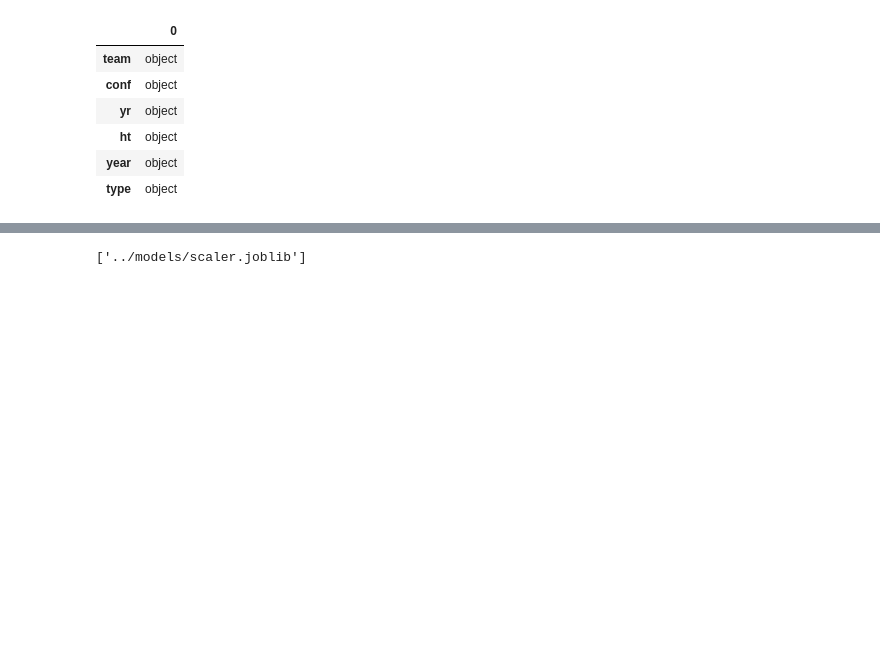
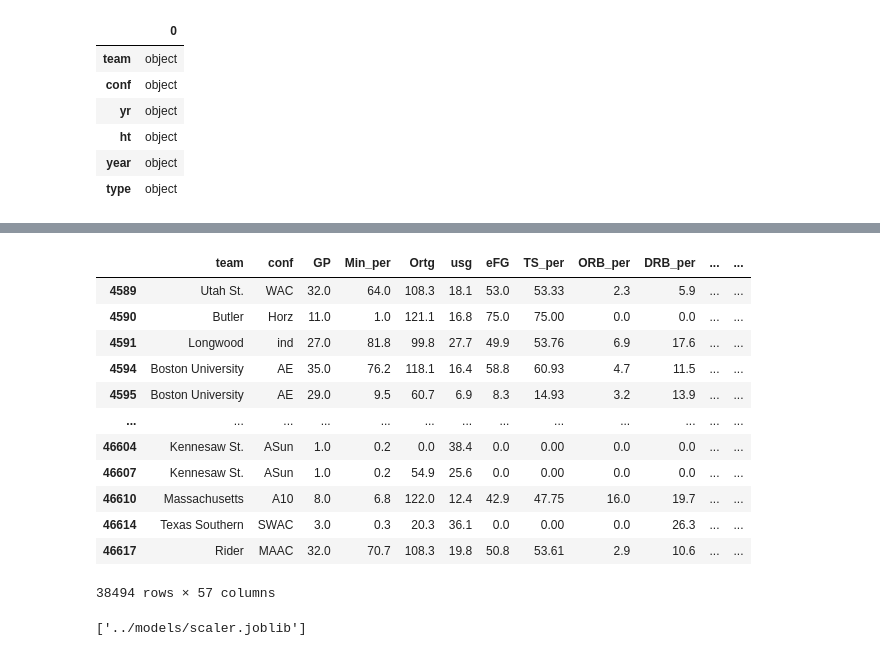
Before and after one commit to SamLKnowles/AMLAGroup13A1, a Jupyter notebook: notebooks/Sams Sandbox.ipynb, the cells around one changed output, grey strips where cells are left out. Saved outputs shown, nothing was run; the diff lists cells and outputs as text; code cells hidden in the pictures; blank space fills up the shorter version.

```diff
--- a/notebooks/Sams Sandbox.ipynb
+++ b/notebooks/Sams Sandbox.ipynb
@@ -153,0 +187,6 @@ target = cleaned_df.pop('drafted')
+# %%
+train = train.drop(columns=['dunks_ratio', 'rim_ratio', 'mid_ratio', 'Rec_Rank', 'pick'])
+test = test.drop(columns=['dunks_ratio', 'rim_ratio', 'mid_ratio', 'Rec_Rank', 'pick'])
+
+train = train.dropna()
+test = test.dropna()
@@ -153,0 +214,16 @@ target = cleaned_df.pop('drafted')
+# %%
+train
+# %% [output]
+|  | team | conf | GP | Min_per | Ortg | usg | eFG | TS_per | ORB_per | DRB_per | ... | ... |
+| 4589 | Utah St. | WAC | 32.0 | 64.0 | 108.3 | 18.1 | 53.0 | 53.33 | 2.3 | 5.9 | ... | ... |
+| 4590 | Butler | Horz | 11.0 | 1.0 | 121.1 | 16.8 | 75.0 | 75.00 | 0.0 | 0.0 | ... | ... |
+| 4591 | Longwood | ind | 27.0 | 81.8 | 99.8 | 27.7 | 49.9 | 53.76 | 6.9 | 17.6 | ... | ... |
+| 4594 | Boston University | AE | 35.0 | 76.2 | 118.1 | 16.4 | 58.8 | 60.93 | 4.7 | 11.5 | ... | ... |
+| 4595 | Boston University | AE | 29.0 | 9.5 | 60.7 | 6.9 | 8.3 | 14.93 | 3.2 | 13.9 | ... | ... |
+| ... | ... | ... | ... | ... | ... | ... | ... | ... | ... | ... | ... | ... |
+| 46604 | Kennesaw St. | ASun | 1.0 | 0.2 | 0.0 | 38.4 | 0.0 | 0.00 | 0.0 | 0.0 | ... | ... |
+| 46607 | Kennesaw St. | ASun | 1.0 | 0.2 | 54.9 | 25.6 | 0.0 | 0.00 | 0.0 | 0.0 | ... | ... |
+| 46610 | Massachusetts | A10 | 8.0 | 6.8 | 122.0 | 12.4 | 42.9 | 47.75 | 16.0 | 19.7 | ... | ... |
+| 46614 | Texas Southern | SWAC | 3.0 | 0.3 | 20.3 | 36.1 | 0.0 | 0.00 | 0.0 | 26.3 | ... | ... |
+| 46617 | Rider | MAAC | 32.0 | 70.7 | 108.3 | 19.8 | 50.8 | 53.61 | 2.9 | 10.6 | ... | ... |
+38494 rows × 57 columns
```
Also changed, not shown: parts of 42 cells of this notebook, 3 other files.
